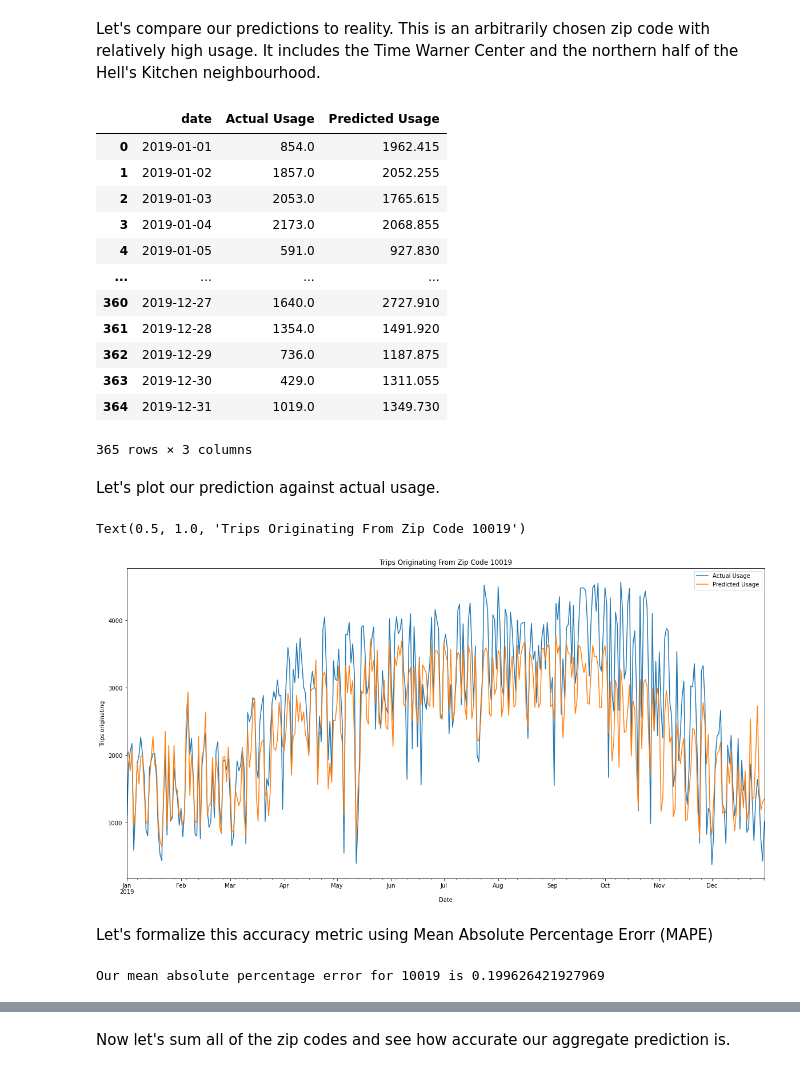
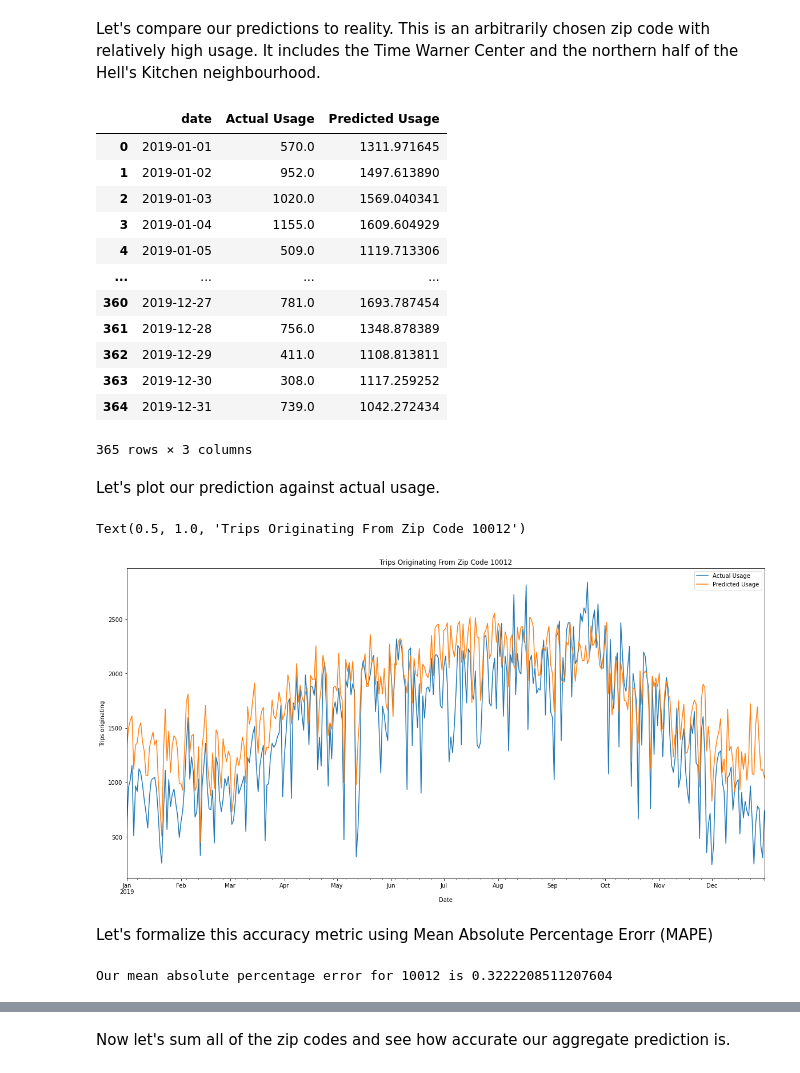
Before and after one commit to bnei/NYCBikes, a Jupyter notebook: citibike_final.ipynb, the cells around one changed output, grey strips where cells are left out. Cells and saved outputs as stored; diff of their text form; code cells hidden in the pictures.

Commit message:
updated to show improved model

```diff
--- a/citibike_final.ipynb
+++ b/citibike_final.ipynb
@@ -555,11 +468,0 @@ rf_random.fit(X_train, y_train)
-# %%
-rf_model = ensemble.RandomForestRegressor(max_depth = 50, max_features = 'sqrt', n_estimators = 200)
-rf_model.fit(X_train, y_train)
-
-forestModelResults = model_selection.cross_validate(rf_model, X_train, y_train, scoring = ['neg_mean_absolute_percentage_error'])
-forestMAPE = sum(forestModelResults['test_neg_mean_absolute_percentage_error'])/len(forestModelResults['test_neg_mean_absolute_percentage_error'])
-
-print(forestMAPE)
-
-
-#best_rf_mape = metrics.mean_absolute_percentage_error()
@@ -570,4 +471,4 @@ Let's go with the LASSO regression with an alpha of 0.5
 # %%
-lassoFinalModel = linear_model.Lasso(alpha=0.5)
+lassoFinalModel = linear_model.Lasso(alpha=0.26)
 lassoFinalModel.fit(X_train, y_train)
 # %% [output]
@@ -575,7 +499,7 @@ Lasso(alpha=0.5)
 # %% [markdown]
 Let's use that LASSO regression to predict 2019 usage.
 # %%
-y_pred = rf_model.predict(X_test)
+y_pred = lassoFinalModel.predict(X_test)
 predictionDF = pd.DataFrame(y_pred)
 predictionDF.columns = y_test.columns
 predictionDF.insert(loc=0, column='date', value=daterange2019)
@@ -618,41 +542,41 @@ y_plot
 # %% [markdown]
 Let's compare our predictions to reality. This is an arbitrarily chosen zip code with relatively high usage. It includes the Time Warner Center and the northern half of the Hell's Kitchen neighbourhood.
 # %%
-sample_y = y_plot[['date', '10019']]
-sample_y = sample_y.rename(columns = {'10019': 'Actual Usage'})
-sample_pred = predictionDF[['date', '10019']]
-sample_pred = sample_pred.rename(columns={'10019': 'Predicted Usage'})
+sample_y = y_plot[['date', '10012']]
+sample_y = sample_y.rename(columns = {'10012': 'Actual Usage'})
+sample_pred = predictionDF[['date', '10012']]
+sample_pred = sample_pred.rename(columns={'10012': 'Predicted Usage'})
 
 plot1 = sample_y.merge(sample_pred)
 plot1
 # %% [output]
 |  | date | Actual Usage | Predicted Usage |
-| 0 | 2019-01-01 | 854.0 | 1962.415 |
-| 1 | 2019-01-02 | 1857.0 | 2052.255 |
-| 2 | 2019-01-03 | 2053.0 | 1765.615 |
-| 3 | 2019-01-04 | 2173.0 | 2068.855 |
-| 4 | 2019-01-05 | 591.0 | 927.830 |
+| 0 | 2019-01-01 | 570.0 | 1311.971645 |
+| 1 | 2019-01-02 | 952.0 | 1497.613890 |
+| 2 | 2019-01-03 | 1020.0 | 1569.040341 |
+| 3 | 2019-01-04 | 1155.0 | 1609.604929 |
+| 4 | 2019-01-05 | 509.0 | 1119.713306 |
 | ... | ... | ... | ... |
-| 360 | 2019-12-27 | 1640.0 | 2727.910 |
-| 361 | 2019-12-28 | 1354.0 | 1491.920 |
-| 362 | 2019-12-29 | 736.0 | 1187.875 |
-| 363 | 2019-12-30 | 429.0 | 1311.055 |
-| 364 | 2019-12-31 | 1019.0 | 1349.730 |
+| 360 | 2019-12-27 | 781.0 | 1693.787454 |
+| 361 | 2019-12-28 | 756.0 | 1348.878389 |
+| 362 | 2019-12-29 | 411.0 | 1108.813811 |
+| 363 | 2019-12-30 | 308.0 | 1117.259252 |
+| 364 | 2019-12-31 | 739.0 | 1042.272434 |
 365 rows × 3 columns
 # %% [markdown]
 Let's plot our prediction against actual usage.
 # %%
 ax = plot1.plot.line(x='date', y = ['Actual Usage', 'Predicted Usage'], figsize=(20, 10))
 ax.set_xlabel("Date")
 ax.set_ylabel("Trips originating")
-ax.set_title("Trips Originating From Zip Code 10019")
+ax.set_title("Trips Originating From Zip Code 10012")
 # %% [output]
-Text(0.5, 1.0, 'Trips Originating From Zip Code 10019')
+Text(0.5, 1.0, 'Trips Originating From Zip Code 10012')
-[figure, old version]
+[figure, new version]
 # %% [markdown]
 Let's formalize this accuracy metric using Mean Absolute Percentage Erorr (MAPE)
 # %%
 mape = sk.metrics.mean_absolute_percentage_error(sample_y['Actual Usage'], sample_pred['Predicted Usage'])
-print("Our mean absolute percentage error for 10019 is", mape)
+print("Our mean absolute percentage error for 10012 is", mape)
 # %% [output]
-Our mean absolute percentage error for 10019 is 0.199626421927969
+Our mean absolute percentage error for 10012 is 0.3222208511207604
```
Also changed, not shown: parts of 18 cells of this notebook.
